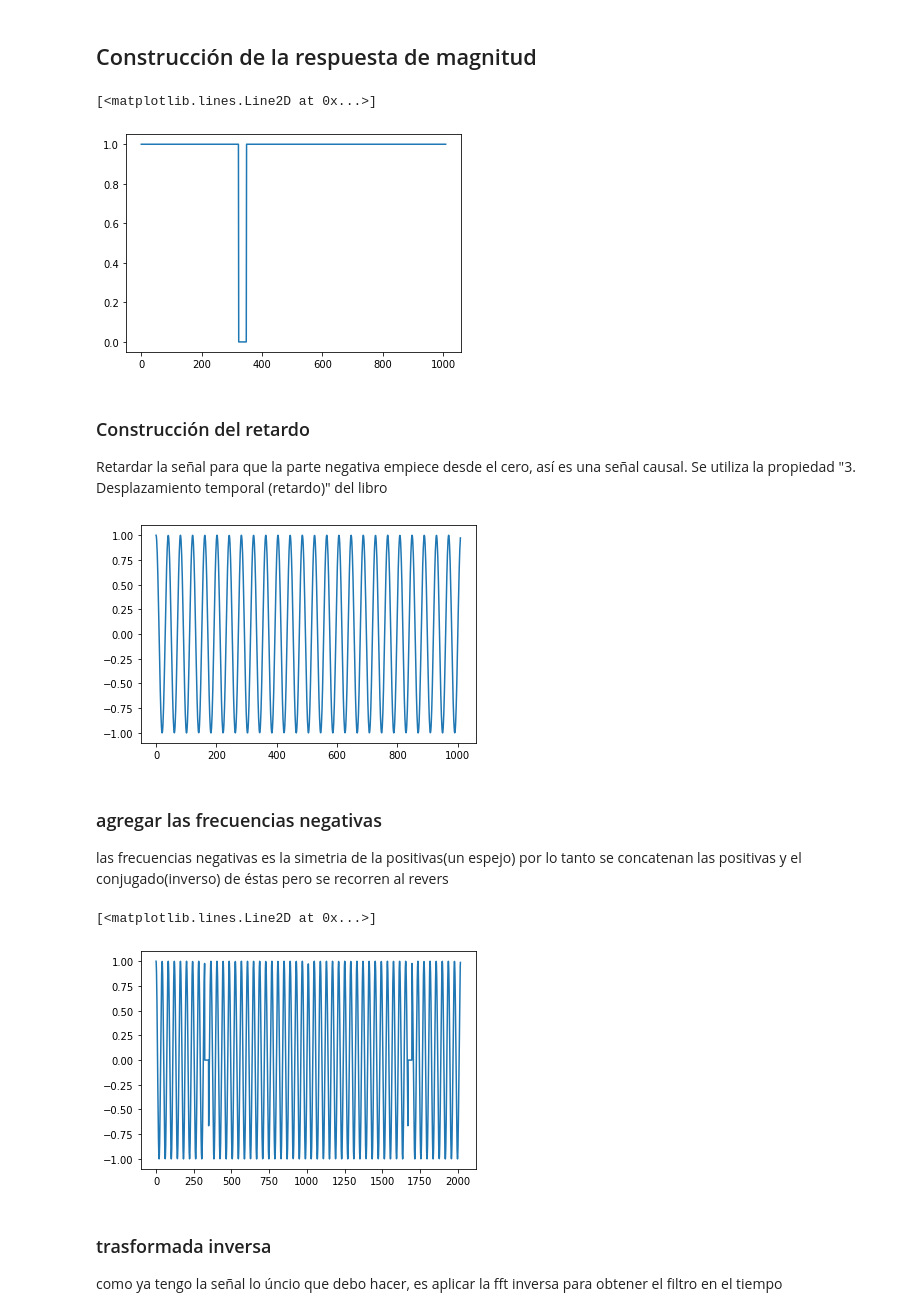
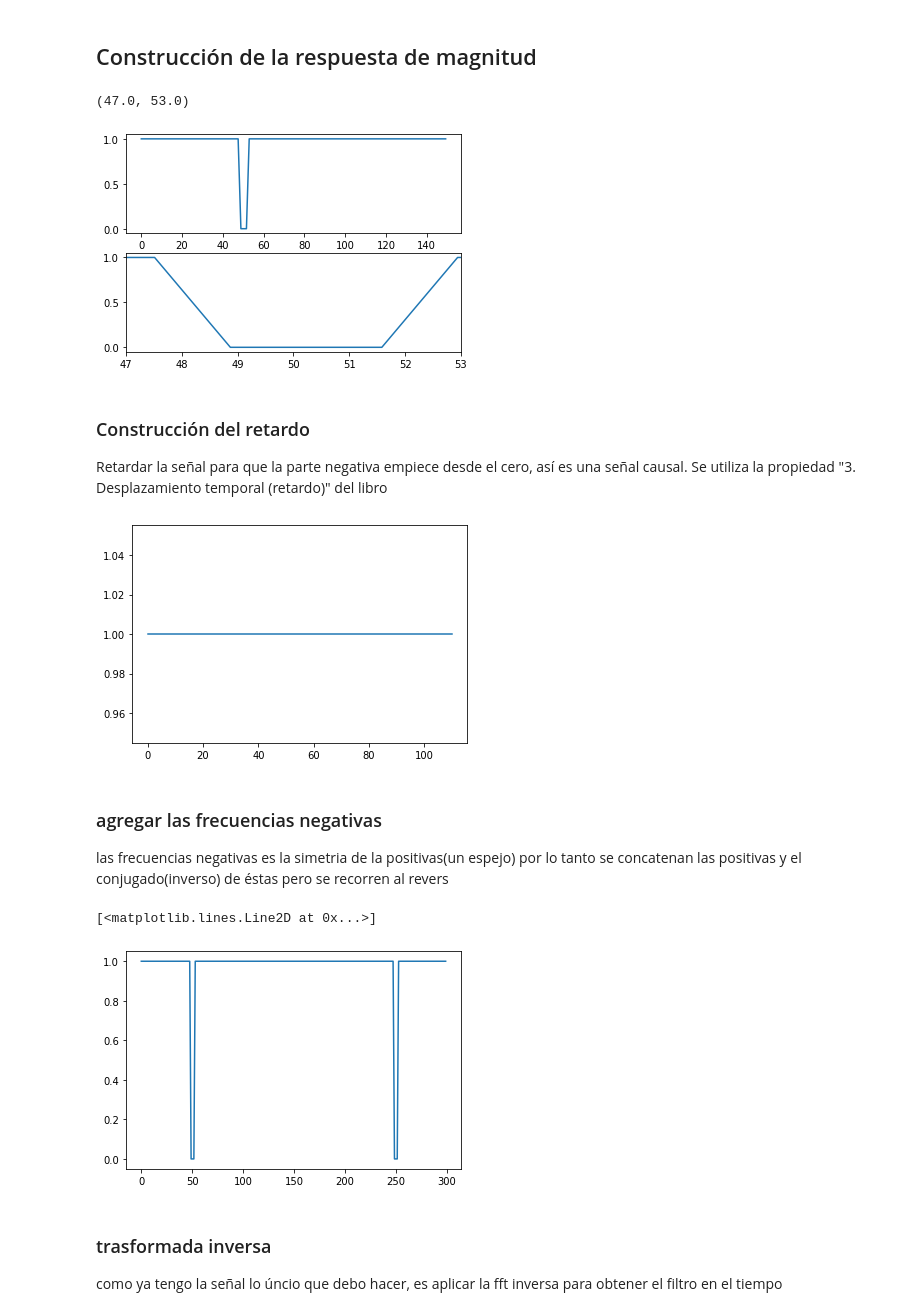
Before and after one commit to jeremias-ramirez/pds, a Jupyter notebook: practicas/filtros/ejer3.ipynb, the cells around one changed output. Drawn from its saved outputs; the diff is of its cells as text; code cells hidden in the pictures.

Commit message:
ejer3 filtros

```diff
--- a/practicas/filtros/ejer3.ipynb
+++ b/practicas/filtros/ejer3.ipynb
@@ -10,7 +10,7 @@ from scipy.signal import freqz
 fm = 300 #frecuncia de muestreo
 fr = 50 # frecuencia de corte
 
-N = 101 # longitud del filtro deseado
+N = 11 # longitud del filtro deseado
 M = 10*N # longitud de la respueste en frecuencia deseada  para frecuencias positivas
 Mtot = 2 * M + 1 # M para frecuencias +, M para frecuencias - y una para frecuencia 0
 
@@ -18,31 +18,38 @@ df=fm/(Mtot) # delta para la resolución frecuencial
 # %% [markdown]
 ## Construcción de la respuesta de magnitud
 # %%
-MD = np.ones(M) #Modulo de la frecuencia
-nr = int(fr/df) #indice donde se encuentra la frecuencia que se quiere cortar
+MD = np.ones(M+1) #Modulo de la frecuencia. Las positivas y la cero
+nr = int(fr/df) + 1  #indice donde se encuentra la frecuencia que se quiere cortar
 
 #como no se puede hacer abruptamente, se pone un intervalo de corte
 # a continución hacemos un ancho de 2(hz) para el intervalo de corte, alrededor de la fr
-nm = int(2/df)
+nm = int(np.ceil(2/df))
 
 # poner en cero el intervalor alrededor de la frecuencia de corte
-MD[nr-nm:nr+nm] = 0
+MD[nr-nm + 1:nr+nm] = 0
 
-plt.plot(MD)
+ax1 = plt.subplot(211)
+ax1.margins(0.05)           # Default margin is 0.05, value 0 means fit
+ax1.plot(np.arange(fm/2 , step=df), MD)
+
+ax3 = plt.subplot(212)
+#ax3.marghns(x=-.25, y=0)   # Values in (-0.5, 0.0) zooms in to center
+ax3.plot(np.arange(fm/2 , step=df), MD)
+ax3.set_xlim(47, 53)
 # %% [output]
-[<matplotlib.lines.Line2D at 0x...>]
+(47.0, 53.0)
-[figure, old version]
+[figure, new version]
 # %% [markdown]
 ### Construcción del retardo
 Retardar la señal para que la parte negativa empiece desde el cero, así es una señal causal. Se utiliza la propiedad "3. Desplazamiento temporal (retardo)" del libro
 # %%
 retardo = (N-1)/2 # esto funciona bien cuando N es impar
-ph = np.exp(-1j * 2 * np.pi * retardo * np.arange(M) / Mtot) # señal de retado
-plt.plot(ph)
+ph = np.exp(-1j * 2 * np.pi * retardo * np.arange(M+1) / Mtot) # señal de retado
+plt.plot(np.abs(ph))
 
 R = MD * ph #agrego el retardo a la señal
 # %% [output]
-[figure, old version]
+[figure, new version]
 # %% [markdown]
 ### agregar las frecuencias negativas
 
@@ -50,10 +57,11 @@ las frecuencias negativas es la simetria de la positivas(un espejo) por lo tanto
 # %%
 RN = np.flip(R[1::]).conjugate() # no se tiene en cuenta la frecuncia 0 xq ya está en las positivas
 R = np.concatenate((R, RN) )
-plt.plot(R)
+#es fm-df/2 por que la frq negativa no tien -150 si haces - df solamente no tien een cuenta la ultima tampoco
+plt.plot(np.arange(fm-df/2, step=df), np.abs(R))
 # %% [output]
 [<matplotlib.lines.Line2D at 0x...>]
-[figure, old version]
+[figure, new version]
 # %% [markdown]
 ### trasformada inversa
 como ya tengo la señal lo úncio que debo hacer, es aplicar la fft inversa para obtener el filtro en el tiempo
```
Also changed, not shown: parts of 3 cells of this notebook.
